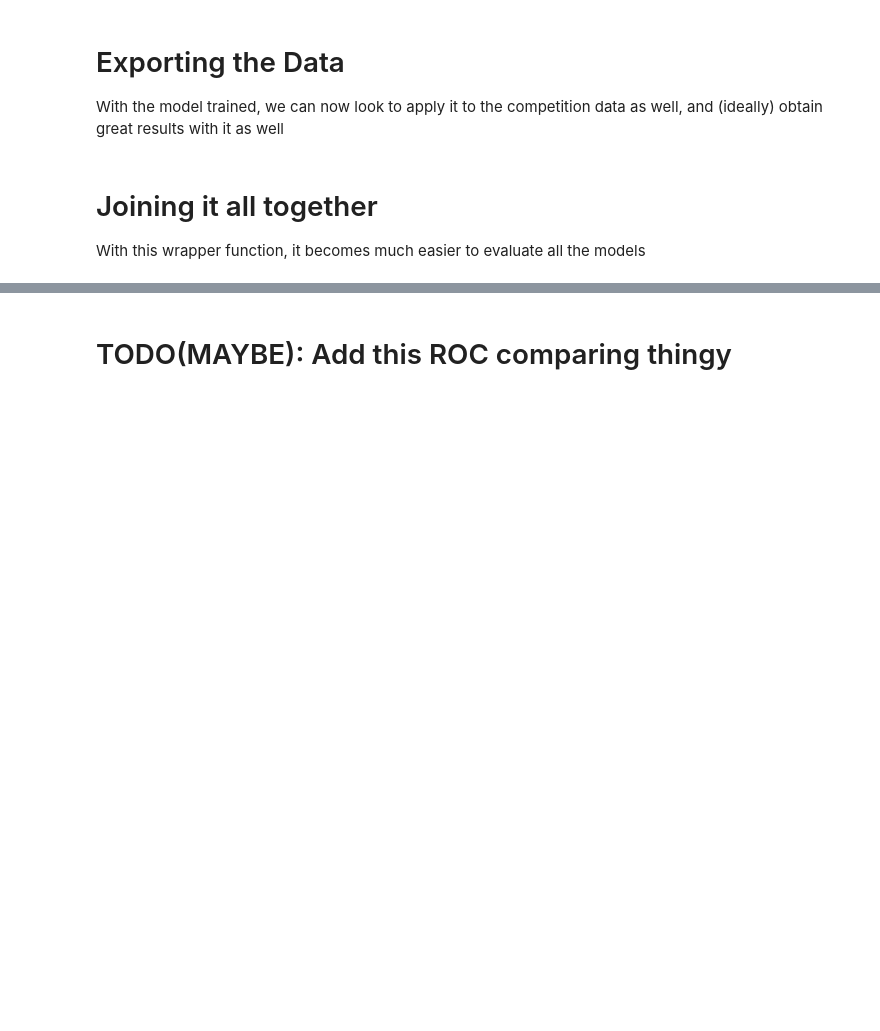
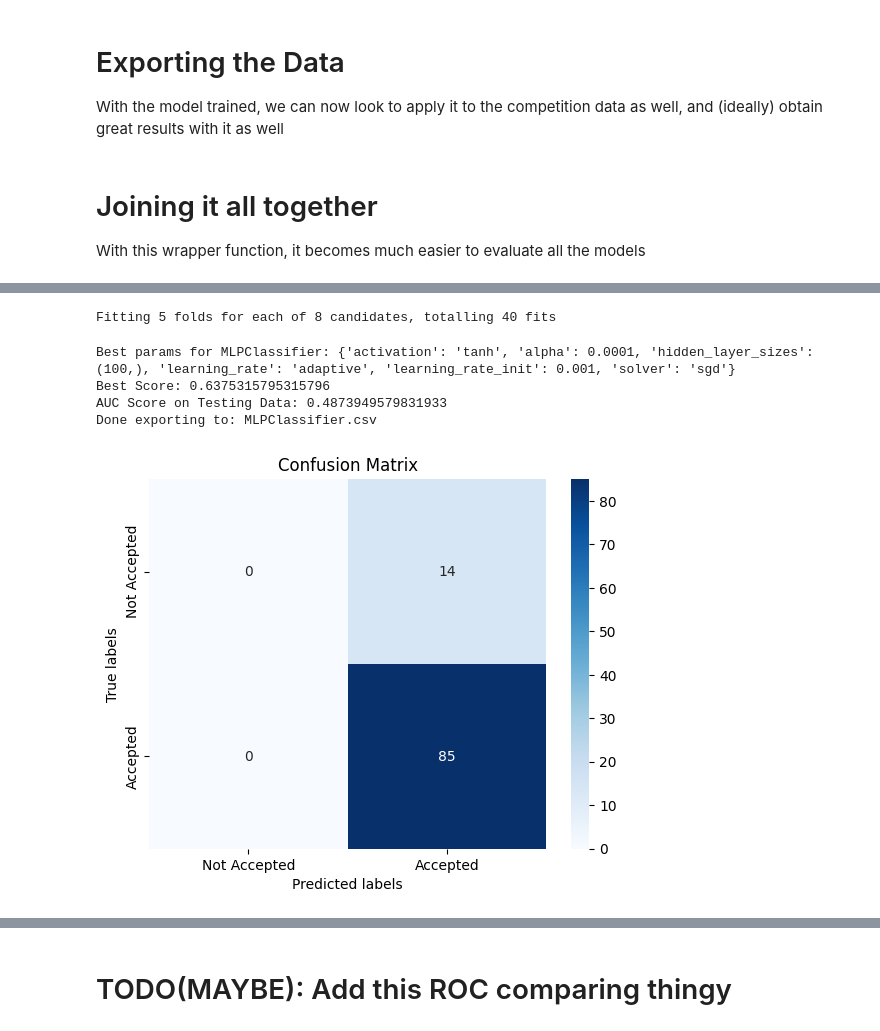
Before and after one commit to 1Krypt0/FEUP-AC-PROJ, a Jupyter notebook: docs/modeling.ipynb, the cells around one changed output, grey strips where cells are left out. Cells and saved outputs as stored; diff of their text form; code cells hidden in the pictures; blank space fills up the shorter version.

```diff
--- a/docs/modeling.ipynb
+++ b/docs/modeling.ipynb
@@ -166,0 +172,16 @@ You can try to debug the error by setting error_score='raise'.
+# %%
+mlb_results = apply(MLPClassifier(), {
+    'hidden_layer_sizes': [(100,)],
+    'activation': ['tanh', 'relu'],
+    'solver': ['sgd', 'adam'],
+    'alpha': [0.0001],
+    'learning_rate_init': [0.001],
+    'learning_rate': ['constant','adaptive'],
+})
+# %% [output]
+Fitting 5 folds for each of 8 candidates, totalling 40 fits
+Best params for MLPClassifier: {'activation': 'tanh', 'alpha': 0.0001, 'hidden_layer_sizes': (100,), 'learning_rate': 'adaptive', 'learning_rate_init': 0.001, 'solver': 'sgd'}
+Best Score: 0.6375315795315796
+AUC Score on Testing Data: 0.4873949579831933
+Done exporting to: MLPClassifier.csv
+[figure, added]
```
Also changed, not shown: parts of 15 cells of this notebook, 9 other files.
